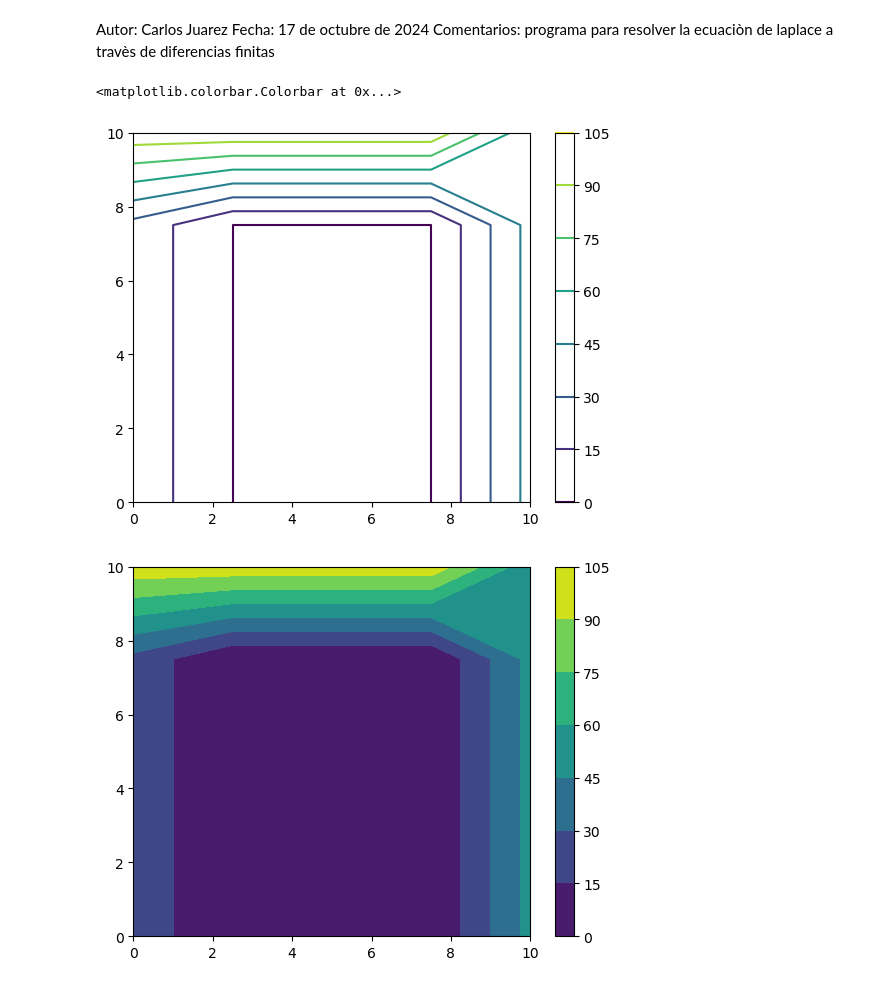
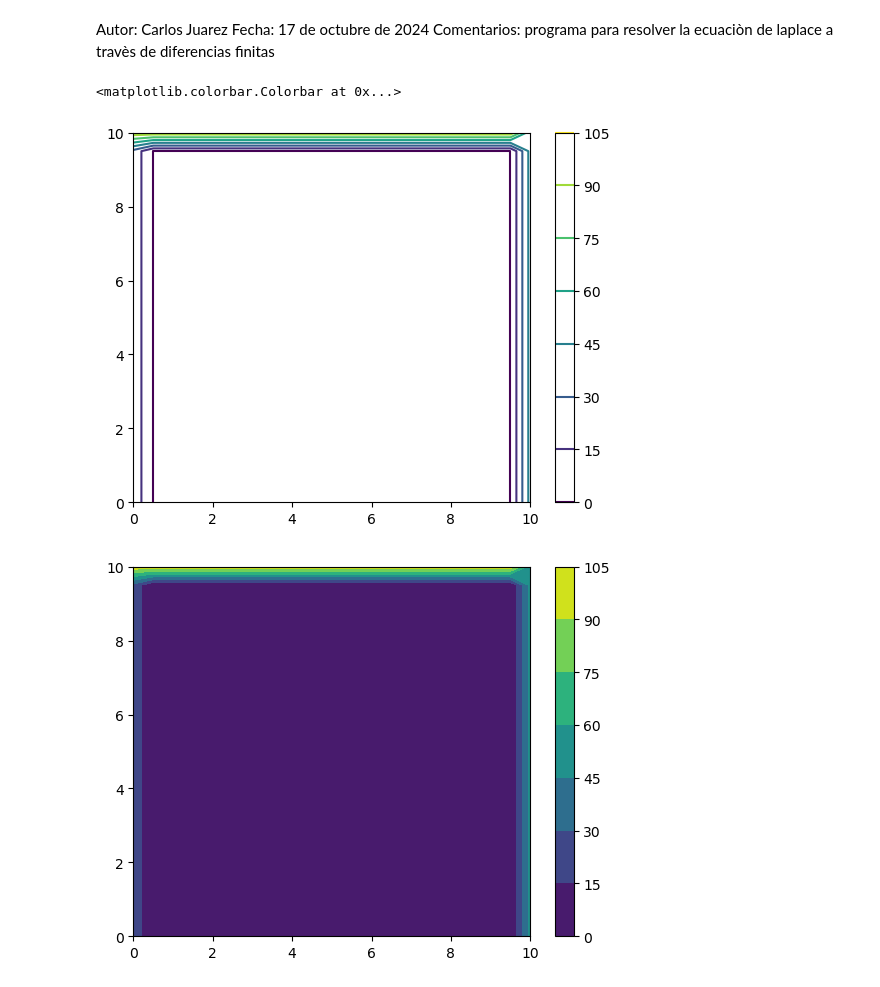
Before and after one commit to cjuarezramos/MMS022024, a Jupyter notebook: ej1017_placa_dirichlet.ipynb, the cells around one changed output. Drawn from its saved outputs; the diff is of its cells as text; code cells hidden in the pictures.

```diff
--- a/ej1017_placa_dirichlet.ipynb
+++ b/ej1017_placa_dirichlet.ipynb
@@ -6,36 +6,36 @@ Comentarios: programa para resolver la ecuaciòn de laplace a travès de diferen
 import numpy as np
 import matplotlib.pyplot as plt
 
 # Datos de la placa
 Lx = 10
 Ly = 10
-h = 2.5
+h = 0.5
 
 x = np.arange(0,Lx+h,h)
 y = np.arange(0,Ly+h,h)
 
 X,Y = np.meshgrid(x,y)
 # plt.plot(X,Y,'*') # ploteo la grilla
 
 T = np.zeros((len(y),len(x)))
 
 # Condiciones de Frontera
 # Condición de Dirichlet--> variable dependiente esta fija
 T[0,:] = 0 # condicion de frontera en borde inferior
 T[:,0] = 25 # condicion de frontera en borde izquierdo
 T[-1,:] = 100 # condiciòn de frontera borde superior
 T[:,-1] = 50
 
 # gràfica en 2D/3D
 plt.contour(X,Y,T)# lineas de contorno
 plt.colorbar()
 plt.figure()
 plt.contourf(X,Y,T)
 plt.colorbar()
 # %% [output]
 <matplotlib.colorbar.Colorbar at 0x...>
-[figure, old version]
+[figure, new version]
-[figure, old version]
+[figure, new version]
 # %%
 # soluciòn de puntos internos de la placa
 Error = 1
```
Also changed, not shown: parts of 3 cells of this notebook.
